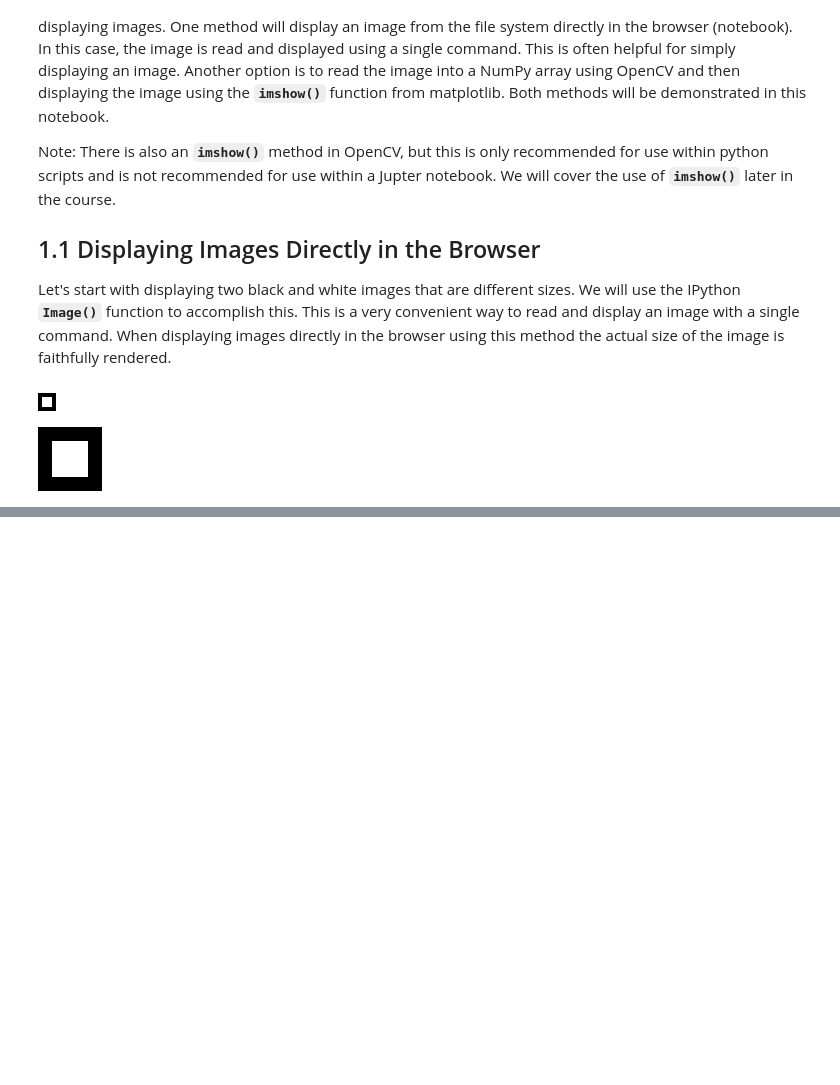
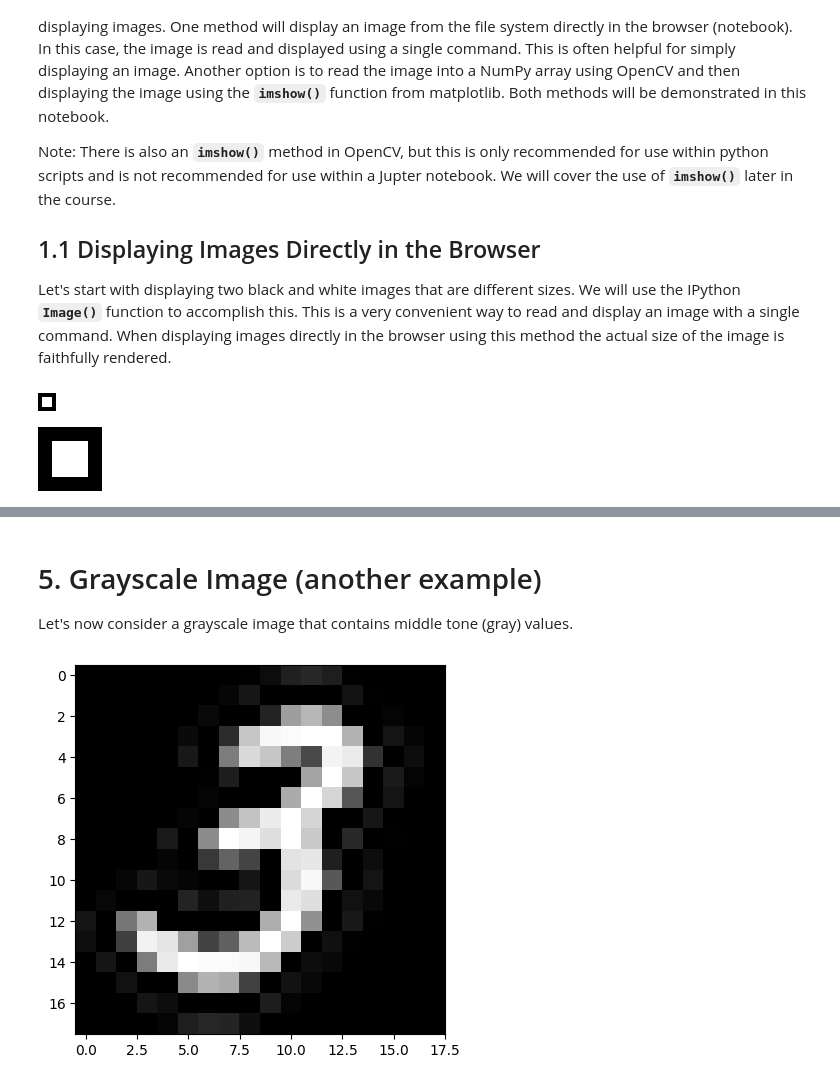
Before and after one commit to Fran14w/cv2, a Jupyter notebook: CV_Week2.ipynb, the cells around one changed output, grey strips where cells are left out. Cells and saved outputs as stored; diff of their text form; code cells hidden in the pictures; blank space fills up the shorter version.

```diff
--- a/CV_Week2.ipynb
+++ b/CV_Week2.ipynb
@@ -39,0 +144,11 @@ Image(filename='/content/cv2/Mod1/img_bw_64x64.png')
+# %% [markdown]
+# 5. Grayscale Image (another example)
+Let's now consider a grayscale image that contains middle tone (gray) values.
+# %%
+# Read image as gray scale.
+MNIST_3_img = cv2.imread('/content/cv2/Mod1/MNIST_3_18x18.png', cv2.IMREAD_GRAYSCALE)
+
+# Display the image.
+plt.imshow(MNIST_3_img, cmap = 'gray');
+# %% [output]
+[figure, added]
```
Also changed, not shown: parts of 17 cells of this notebook.
